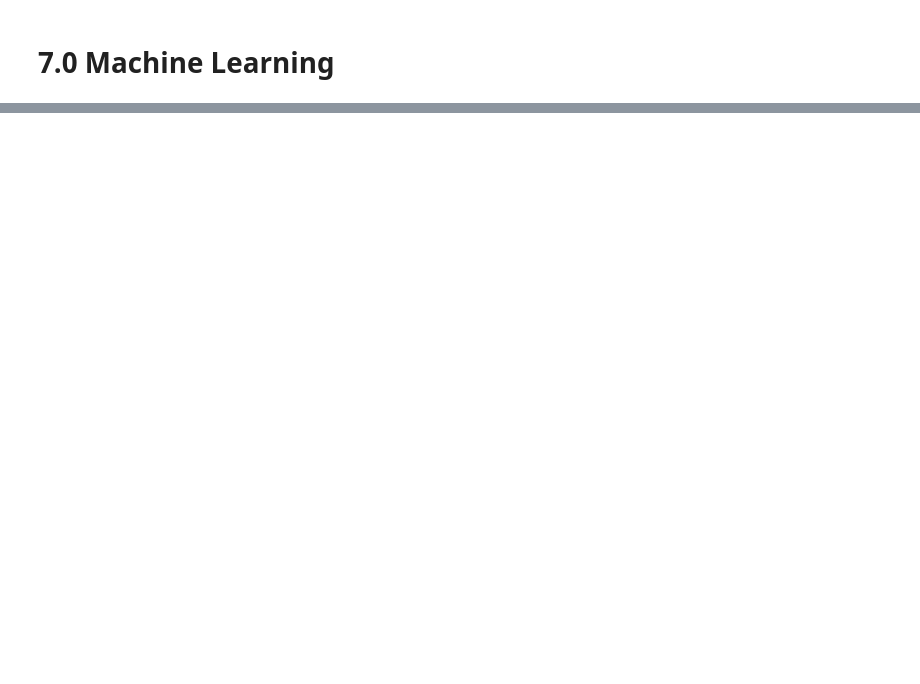
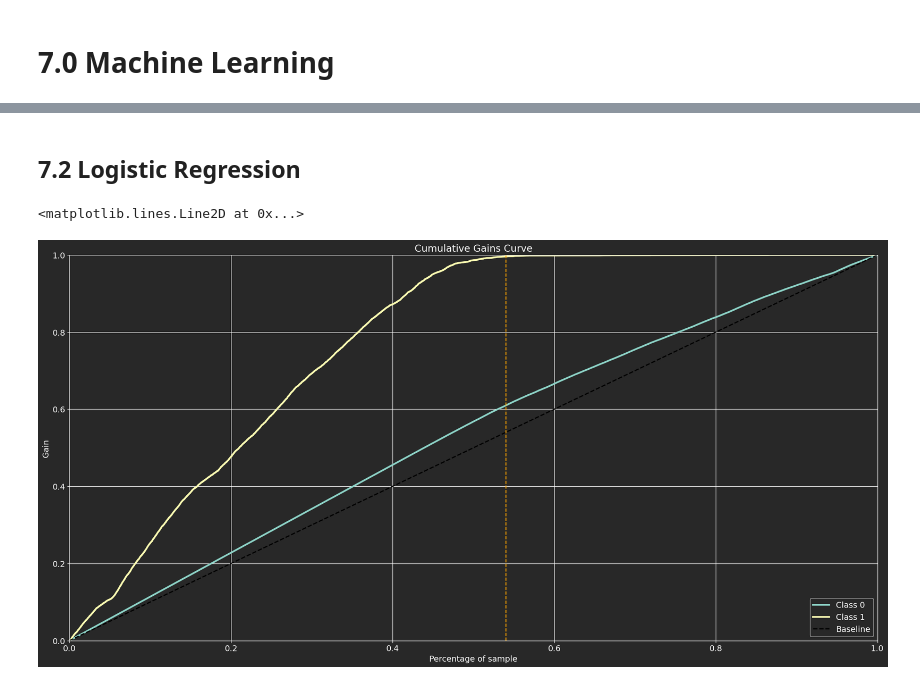
Before and after one commit to andrerochads/health_insurance_cross_sell, a Jupyter notebook: notebooks/health_insurence_c1.ipynb, the cells around one changed output, grey strips where cells are left out. Cells and saved outputs as stored; diff of their text form; code cells hidden in the pictures; blank space fills up the shorter version.

```diff
--- a/notebooks/health_insurence_c1.ipynb
+++ b/notebooks/health_insurence_c1.ipynb
@@ -952,0 +1020,18 @@ skplt.metrics.plot_cumulative_gain(y_val, yhat_knn);
+# %% [markdown]
+## 7.2 Logistic Regression
+# %%
+# model definition
+lr_model = lm.LogisticRegression(random_state=42)
+
+# model training
+lr_model.fit(x_train, y_train)
+
+# model prediction
+yhat_lr = lr_model.predict_proba(x_val)
+
+# Accumulative Gain
+skplt.metrics.plot_cumulative_gain(y_val, yhat_lr);
+plt.axvline(x=0.54, linestyle='--', color='orange')
+# %% [output]
+<matplotlib.lines.Line2D at 0x...>
+[figure, added]
```
Also changed, not shown: parts of 31 cells of this notebook.
